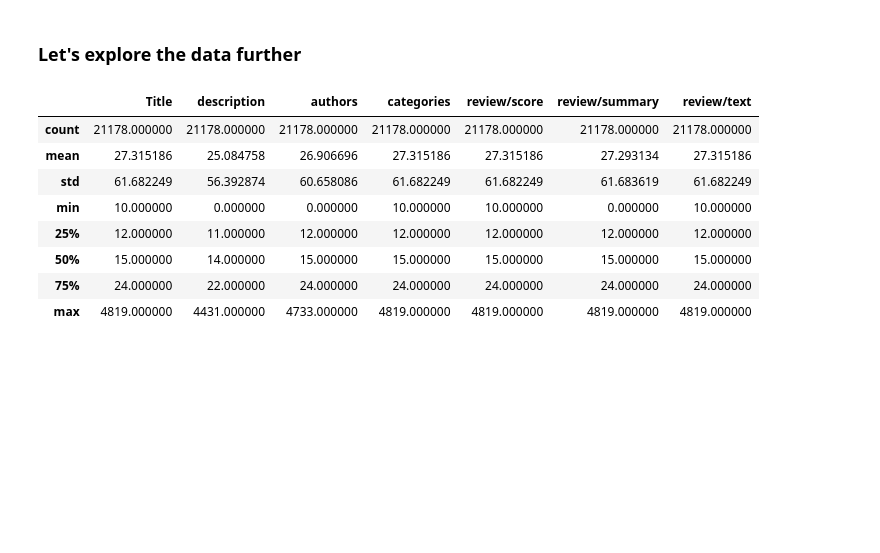
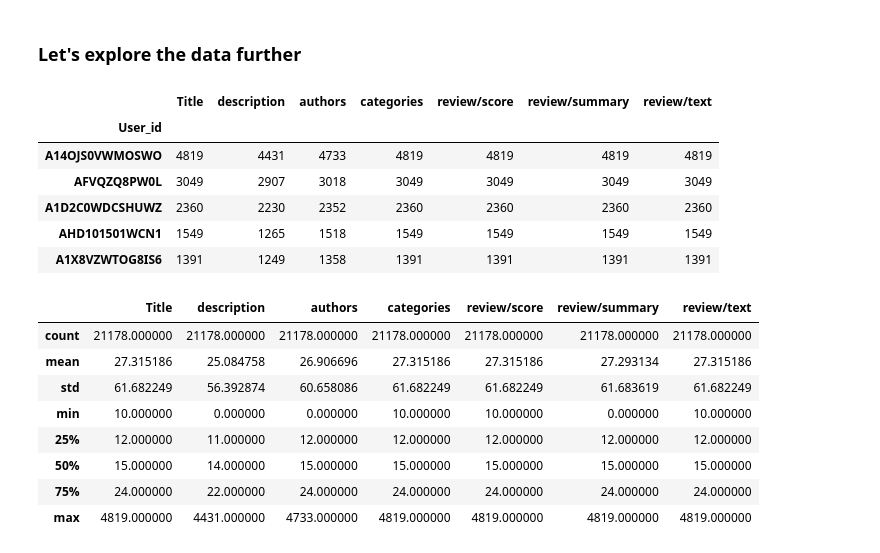
Before and after one commit to siddhantgithub/LibroBuddy, a Jupyter notebook: notebooks/3. Librobuddy_Feature_Engineering.ipynb, the cells around one changed output. Saved outputs shown, nothing was run; the diff lists cells and outputs as text; code cells hidden in the pictures; blank space fills up the shorter version.

```diff
--- a/notebooks/3. Librobuddy_Feature_Engineering.ipynb
+++ b/notebooks/3. Librobuddy_Feature_Engineering.ipynb
@@ -67,6 +65,16 @@ merged_data_user_id_group_gt10.head(10)
 | A1L43KWWR05PCS | 791 | 727 | 774 | 791 | 791 | 791 | 791 |
 # %% [markdown]
 ### Let's explore the data further
+# %%
+merged_data_user_id_group_gt10.head(5)
+# %% [output]
+|  | Title | description | authors | categories | review/score | review/summary | review/text |
+| User_id |  |  |  |  |  |  |  |
+| A14OJS0VWMOSWO | 4819 | 4431 | 4733 | 4819 | 4819 | 4819 | 4819 |
+| AFVQZQ8PW0L | 3049 | 2907 | 3018 | 3049 | 3049 | 3049 | 3049 |
+| A1D2C0WDCSHUWZ | 2360 | 2230 | 2352 | 2360 | 2360 | 2360 | 2360 |
+| AHD101501WCN1 | 1549 | 1265 | 1518 | 1549 | 1549 | 1549 | 1549 |
+| A1X8VZWTOG8IS6 | 1391 | 1249 | 1358 | 1391 | 1391 | 1391 | 1391 |
 # %%
 merged_data_user_id_group_gt10.describe()
 # %% [output]
```
Also changed, not shown: parts of 42 cells of this notebook, 2 other files.
